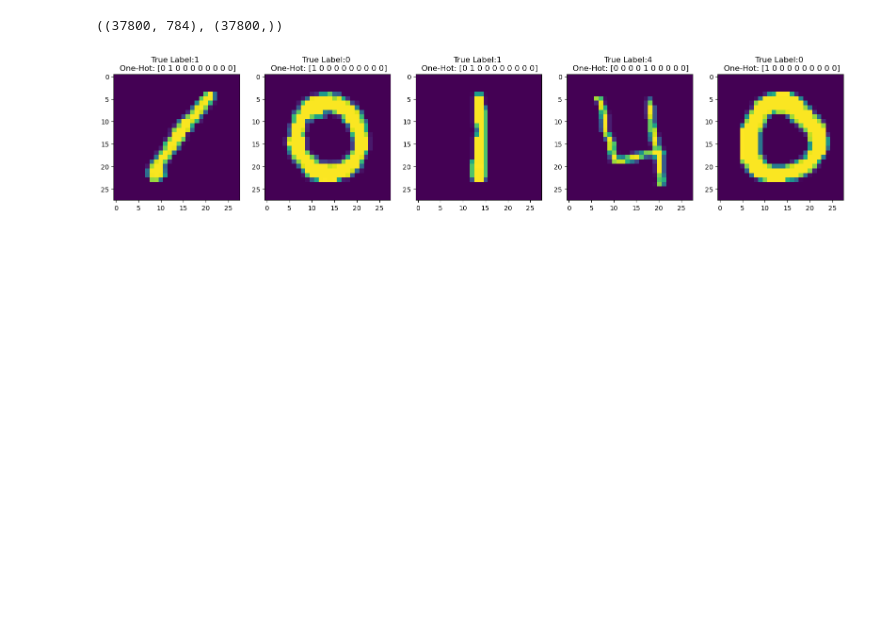
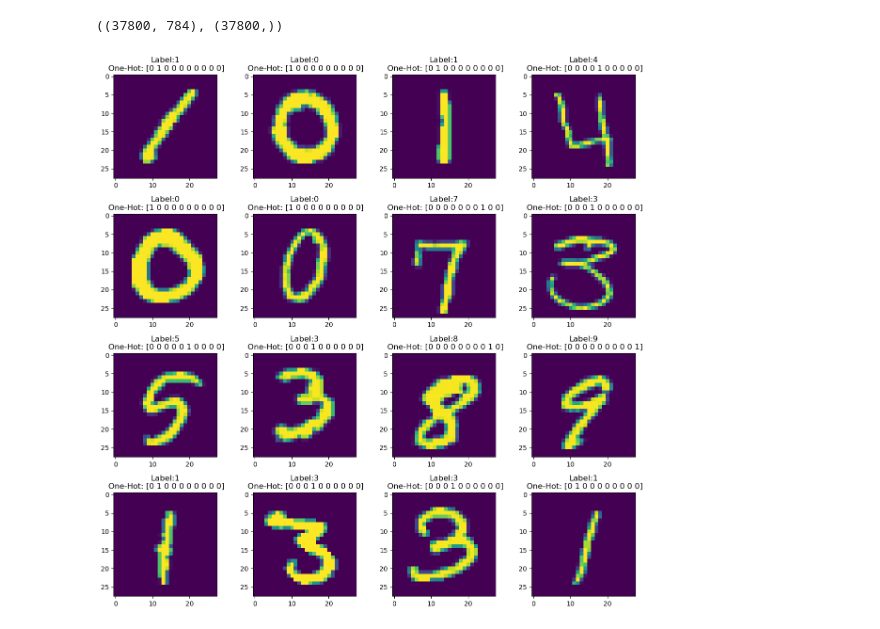
Before and after one commit to gstaros/MLP-from-scratch, a Jupyter notebook: MLP.ipynb, the cells around one changed output. Saved outputs shown, nothing was run; the diff lists cells and outputs as text; code cells hidden in the pictures; blank space fills up the shorter version.

Commit message:
combine two functions to show_images into one

```diff
--- a/MLP.ipynb
+++ b/MLP.ipynb
@@ -41,22 +40,32 @@ def one_hot(vector):
     one_hot = np.zeros((vector.shape[0], CLASSES), dtype = int)
     one_hot[np.arange(vector.size), vector] = 1
     return one_hot
-# %%
-
-def show_images(dataset: pd.DataFrame, num_images:int):
-    _, axes = plt.subplots(1, num_images, figsize=(20, 10))
-
-    images, labels = dataset[:, 1:], dataset[:,0]
-    zip_images = zip(images, labels, axes)
-
-    for image, label, ax in zip_images:
-        ax.imshow(image.reshape(28, 28))
-        one_hot_enc = one_hot(label.reshape(1,1))
-        ax.set_title(f"True Label:{label.item()} \n One-Hot: {one_hot_enc.squeeze()}")
-# %%
-show_images(train_dataset, 5)
-# %% [output]
-[figure, removed]
+# %%
+def show_images(images, label, nrows, ncolumns):
+    images = images.T
+    num_images = images.shape[1]
+
+    _, axes = plt.subplots(nrows, ncolumns, figsize=(ncolumns*3, nrows*3))
+    axes = axes.flatten()
+
+    if nrows * ncolumns < num_images:
+        print(f"Not all images are shown. Images provided: {num_images}. Please change number of columns of rows")
+
+    for i in range(nrows * ncolumns):
+        one_hot_enc = one_hot(label[i].reshape(1,1))
+
+        if num_images < i +1:
+            axes[i].imshow(np.zeros((28, 28)))
+            axes[i].set_title(f"Empty")
+        else:
+            axes[i].imshow(images[:, i].reshape(28, 28))
+            axes[i].set_title(f"Label:{label[i].item()}\n One-Hot: {one_hot_enc.squeeze()}")
+
+    plt.tight_layout()
+# %%
+show_images(X_train[:16], y_train[:16], 4, 4)
+# %% [output]
+[figure, added]
 # %%
 def softmax(x):
     A = np.exp(x - np.max(x, axis=0))
```
Also changed, not shown: parts of 7 cells of this notebook.
